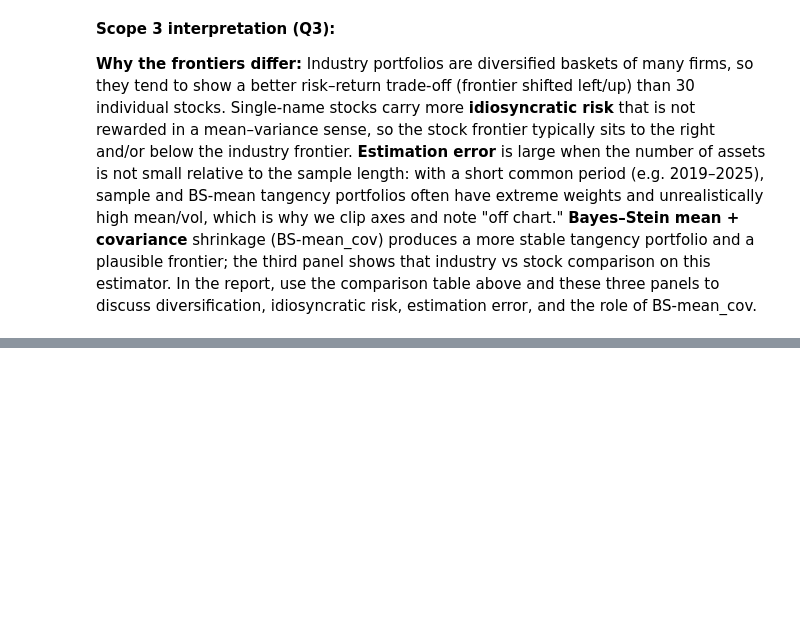
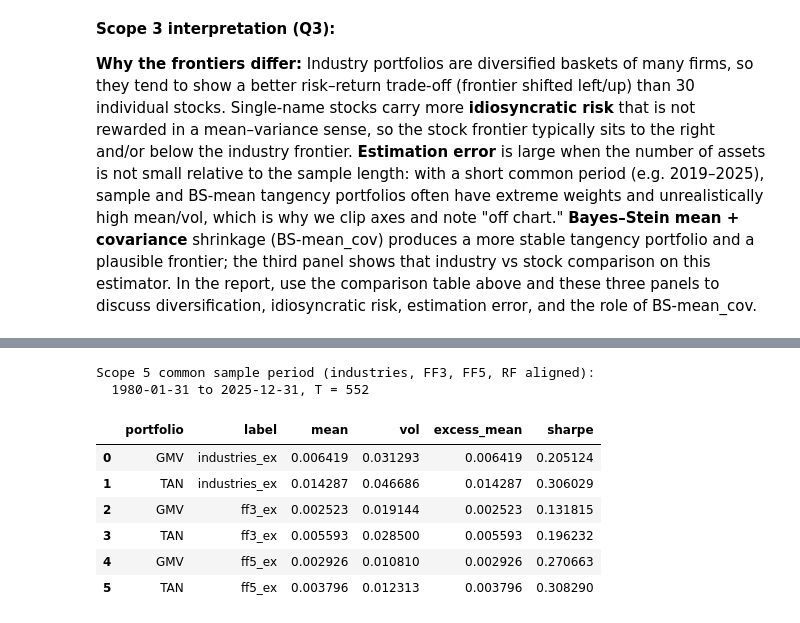
Before and after one commit to eomoran/fin41360-group-asst, a Jupyter notebook: fin41360_data_check.ipynb, the cells around one changed output, grey strips where cells are left out. Saved outputs shown, nothing was run; the diff lists cells and outputs as text; code cells hidden in the pictures; blank space fills up the shorter version.

```diff
--- a/fin41360_data_check.ipynb
+++ b/fin41360_data_check.ipynb
@@ -575,0 +674,55 @@ Reminds me of ESG vs full universe. The frontier of a portfolio from individual
+# %%
+# Scope 5 (Q5): FF3 and FF5 factor frontiers in excess-return space
+
+import numpy as np
+from fin41360.process_french import load_industry_30_monthly, load_ff3_monthly, load_ff5_monthly
+from fin41360.mv_frontier import (
+    compute_moments_from_net,
+    efficient_frontier,
+    gmv_weights,
+    tangency_weights,
+    portfolio_stats,
+)
+from fin41360.analyse_frontiers import compare_frontiers
+
+# Load industries and FF3/FF5 factors and align to common sample
+ind_5 = load_industry_30_monthly()
+ff3_5, rf_gross_5 = load_ff3_monthly()
+ff5_5, rf_gross_5b = load_ff5_monthly()
+
+# Use intersection of all three indices to have a common period
+common_idx_5 = ind_5.index.intersection(ff3_5.index).intersection(ff5_5.index).intersection(rf_gross_5.index)
+ind_5 = ind_5.loc[common_idx_5]
+ff3_5 = ff3_5.loc[common_idx_5]
+ff5_5 = ff5_5.loc[common_idx_5]
+rf_net_5 = (rf_gross_5.loc[common_idx_5] - 1.0)
+
+print("Scope 5 common sample period (industries, FF3, FF5, RF aligned):")
+print(f"  {common_idx_5.min().date()} to {common_idx_5.max().date()}, T = {len(common_idx_5)}")
+
+# Express everything in excess-return form (relative to RF), and work with rf = 0 in this space.
+ind_net_5 = ind_5 - 1.0
+ind_excess_5 = ind_net_5.sub(rf_net_5, axis=0)
+
+mu_ind_ex, Sigma_ind_ex = compute_moments_from_net(ind_excess_5.values)
+mu_ff3_ex, Sigma_ff3_ex = compute_moments_from_net(ff3_5.values)
+mu_ff5_ex, Sigma_ff5_ex = compute_moments_from_net(ff5_5.values)
+
+# Summaries for industries vs FF3 vs FF5 (all in excess-return space, rf = 0)
+frontiers_ex = {
+    "industries_ex": (mu_ind_ex, Sigma_ind_ex),
+    "ff3_ex": (mu_ff3_ex, Sigma_ff3_ex),
+    "ff5_ex": (mu_ff5_ex, Sigma_ff5_ex),
+}
+summary_ex = compare_frontiers(frontiers_ex, rf=0.0)
+summary_ex
+# %% [output]
+Scope 5 common sample period (industries, FF3, FF5, RF aligned):
+  1980-01-31 to 2025-12-31, T = 552
+|  | portfolio | label | mean | vol | excess_mean | sharpe |
+| 0 | GMV | industries_ex | 0.006419 | 0.031293 | 0.006419 | 0.205124 |
+| 1 | TAN | industries_ex | 0.014287 | 0.046686 | 0.014287 | 0.306029 |
+| 2 | GMV | ff3_ex | 0.002523 | 0.019144 | 0.002523 | 0.131815 |
+| 3 | TAN | ff3_ex | 0.005593 | 0.028500 | 0.005593 | 0.196232 |
+| 4 | GMV | ff5_ex | 0.002926 | 0.010810 | 0.002926 | 0.270663 |
+| 5 | TAN | ff5_ex | 0.003796 | 0.012313 | 0.003796 | 0.308290 |
```
Also changed, not shown: parts of 6 cells of this notebook.
